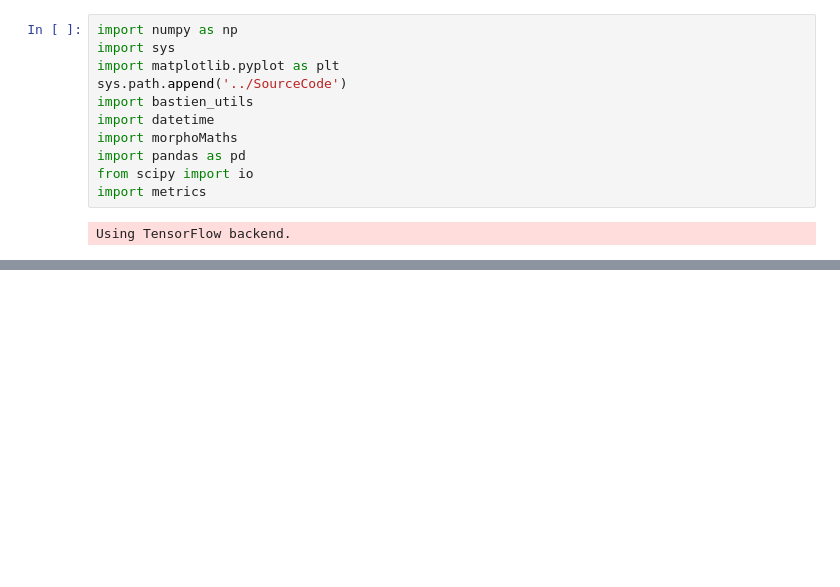
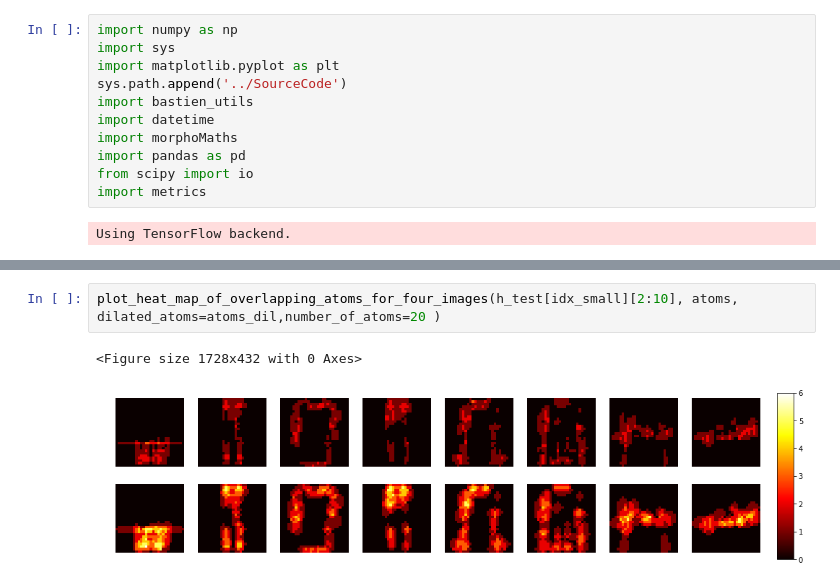
Before and after one commit to PonchonB/Mathematical_Morphologies_And_Deep_Learning, a Jupyter notebook: Notebooks/18_11_07_NNSAE_on_FashionMNIST.ipynb, the cells around one changed output, grey strips where cells are left out. Drawn from its saved outputs; the diff is of its cells as text; blank space fills up the shorter version.

```diff
--- a/Notebooks/18_11_07_NNSAE_on_FashionMNIST.ipynb
+++ b/Notebooks/18_11_07_NNSAE_on_FashionMNIST.ipynb
@@ -293,0 +132,5 @@ train Max-approximation error to dilatation (reconstruction):  0.043786209101934
+# %%
+plot_heat_map_of_overlapping_atoms_for_four_images(h_test[idx_small][2:10], atoms, dilated_atoms=atoms_dil,number_of_atoms=20 )
+# %% [output]
+<Figure size 1728x432 with 0 Axes>
+[figure, added]
```
Also changed, not shown: parts of 97 cells of this notebook, 25 other files.
